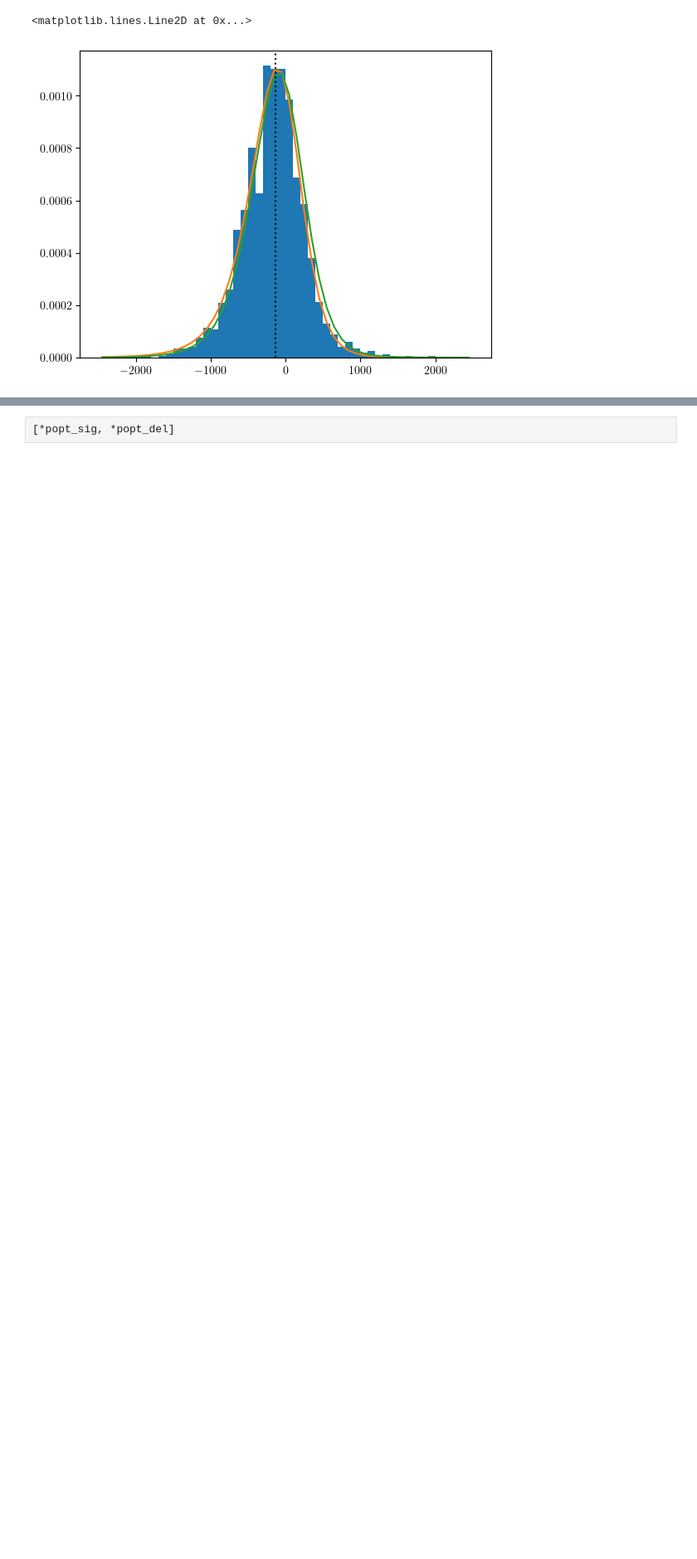
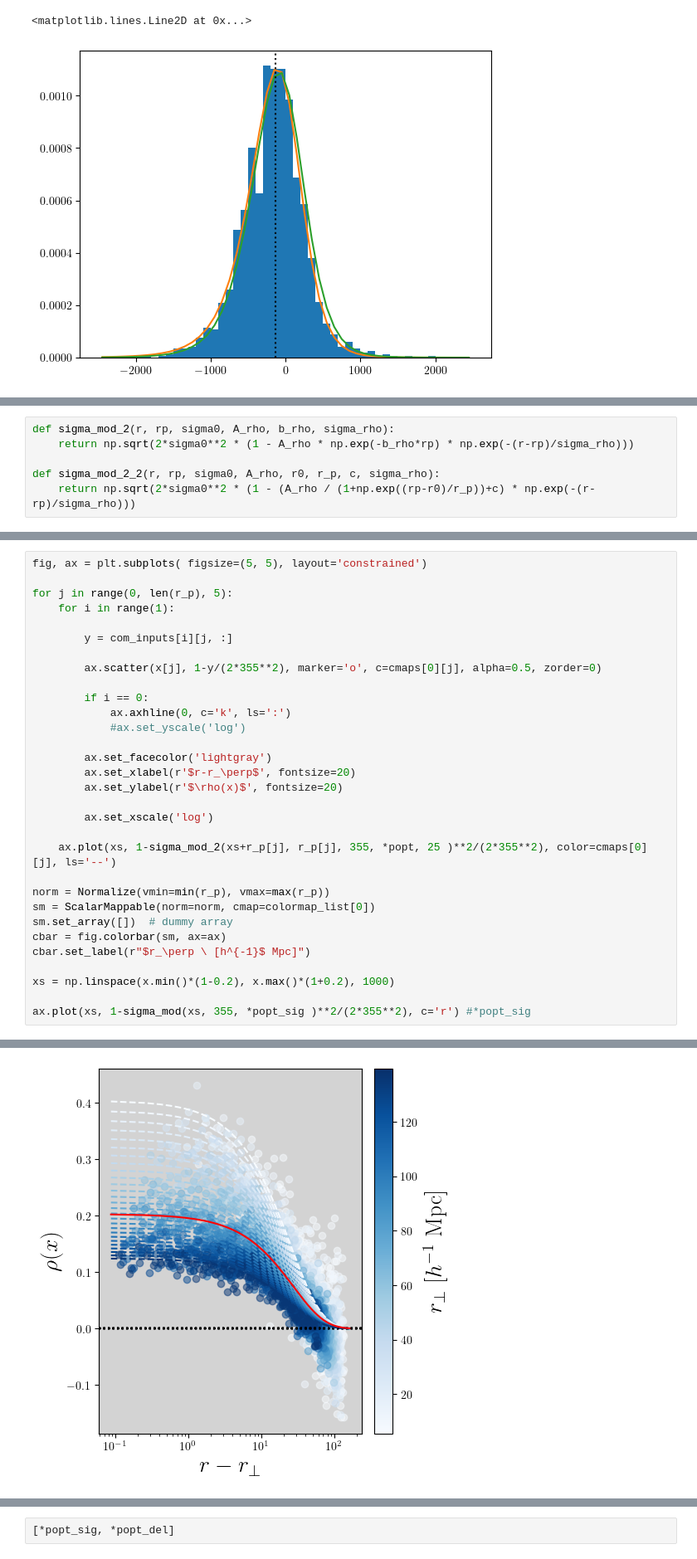
Before and after one commit to cosweeney/compact_streaming, a Jupyter notebook: nb/calibration/compact_halo_calibration.ipynb, the cells around one changed output, grey strips where cells are left out. Shown at 83% size. Cells and saved outputs as stored; diff of their text form; blank space fills up the shorter version.

```diff
--- a/nb/compact_halo_calibration.ipynb
+++ b/nb/calibration/compact_halo_calibration.ipynb
@@ -528,0 +658,6 @@ Text(0.5, 0.98, 'compact model inputs')
+# %%
+def sigma_mod_2(r, rp, sigma0, A_rho, b_rho, sigma_rho):
+    return np.sqrt(2*sigma0**2 * (1 - A_rho * np.exp(-b_rho*rp) * np.exp(-(r-rp)/sigma_rho)))
+
+def sigma_mod_2_2(r, rp, sigma0, A_rho, r0, r_p, c, sigma_rho):
+    return np.sqrt(2*sigma0**2 * (1 - (A_rho / (1+np.exp((rp-r0)/r_p))+c) * np.exp(-(r-rp)/sigma_rho)))
@@ -528,0 +672,32 @@ Text(0.5, 0.98, 'compact model inputs')
+# %%
+fig, ax = plt.subplots( figsize=(5, 5), layout='constrained')
+
+for j in range(0, len(r_p), 5):
+    for i in range(1):
+
+        y = com_inputs[i][j, :]
+
+        ax.scatter(x[j], 1-y/(2*355**2), marker='o', c=cmaps[0][j], alpha=0.5, zorder=0)
+
+        if i == 0:
+            ax.axhline(0, c='k', ls=':')
+            #ax.set_yscale('log')
+
+        ax.set_facecolor('lightgray')
+        ax.set_xlabel(r'$r-r_\perp$', fontsize=20)
+        ax.set_ylabel(r'$\rho(x)$', fontsize=20)
+
+        ax.set_xscale('log')
+
+    ax.plot(xs, 1-sigma_mod_2(xs+r_p[j], r_p[j], 355, *popt, 25 )**2/(2*355**2), color=cmaps[0][j], ls='--')
+
+norm = Normalize(vmin=min(r_p), vmax=max(r_p))
+sm = ScalarMappable(norm=norm, cmap=colormap_list[0])
+sm.set_array([])  # dummy array
+cbar = fig.colorbar(sm, ax=ax)
+cbar.set_label(r"$r_\perp \ [h^{-1}$ Mpc]")
+
+xs = np.linspace(x.min()*(1-0.2), x.max()*(1+0.2), 1000)
+
+ax.plot(xs, 1-sigma_mod(xs, 355, *popt_sig )**2/(2*355**2), c='r') #*popt_sig
+# %% [output]
@@ -528,0 +705 @@ Text(0.5, 0.98, 'compact model inputs')
+[figure, added]
```
Also changed, not shown: parts of 23 cells of this notebook, 13 other files.
